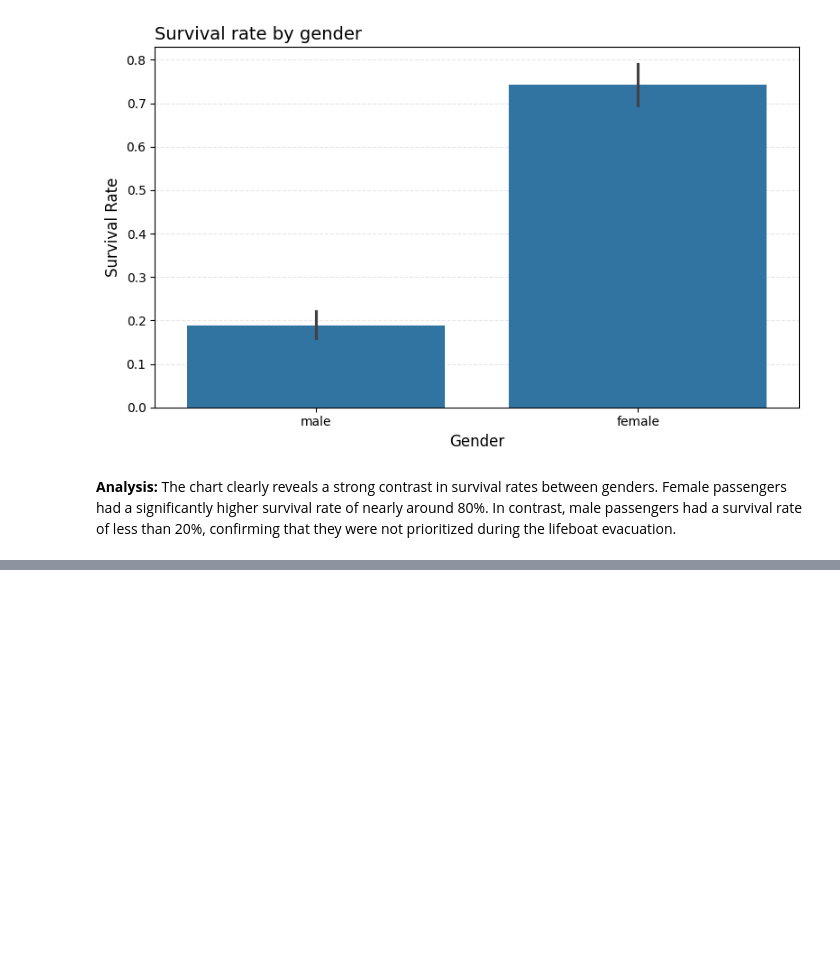
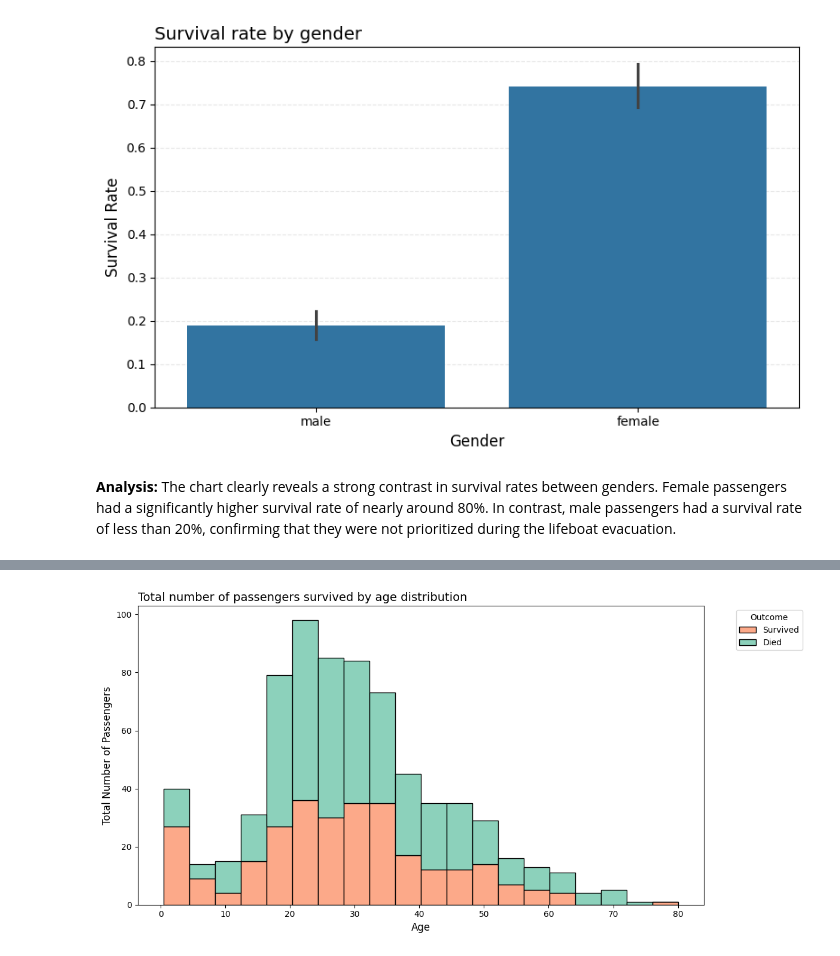
Before and after one commit to clia7/Titanic_Survival_Prediction, a Jupyter notebook: Titanic_Surivial_Prediction.ipynb, the cells around one changed output, grey strips where cells are left out. Drawn from its saved outputs; the diff is of its cells as text; code cells hidden in the pictures; blank space fills up the shorter version.

```diff
--- a/Titanic_Surivial_Prediction.ipynb
+++ b/Titanic_Surivial_Prediction.ipynb
@@ -180,0 +199,15 @@ plt.show()
+# %%
+# Question: Does the age have an impact on the survival rate?
+# Visualize the total number of passengers survived by age distribution
+
+plt.figure(figsize=(12,6))
+sns.histplot(data=train_df, x='Age', hue='Survived', multiple='stack', palette='Set2')
+plt.title('Total number of passengers survived by age distribution', fontsize=14, loc='left')
+plt.xlabel('Age', fontsize=12)
+plt.ylabel('Total Number of Passengers', fontsize=12)
+plt.legend(bbox_to_anchor=(1.05, 1), loc='upper left', title='Outcome', labels=['Survived', 'Died'])
+
+plt.tight_layout()
+plt.show()
+# %% [output]
+[figure, added]
```
Also changed, not shown: parts of 3 cells of this notebook.
